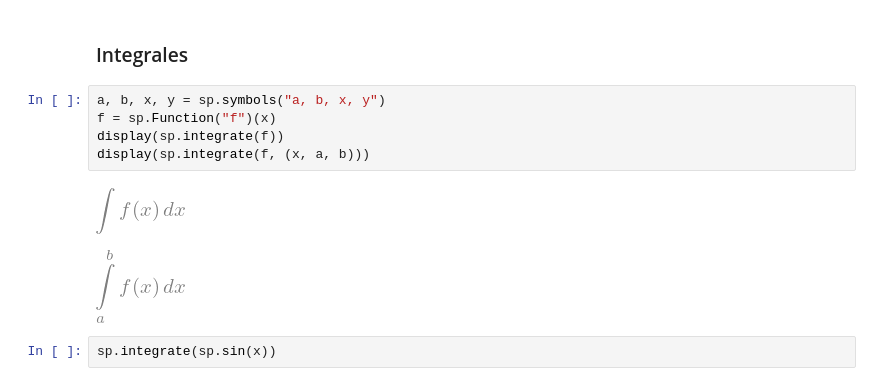
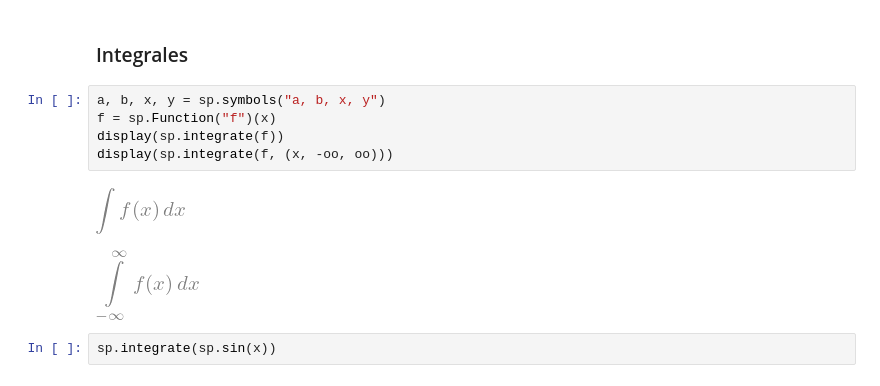
Before and after one commit to Santiago-Echeverri-Arteaga/Programacion_UQ_Fisica, a Jupyter notebook: Codigos/sympy_scipy_matplotlib.ipynb, the cells around one changed output. Drawn from its saved outputs; the diff is of its cells as text.

```diff
--- a/Codigos/sympy_scipy_matplotlib.ipynb
+++ b/Codigos/sympy_scipy_matplotlib.ipynb
@@ -304,11 +316,11 @@ expr.diff(x).doit()
 # %%
 a, b, x, y = sp.symbols("a, b, x, y")
 f = sp.Function("f")(x)
 display(sp.integrate(f))
-display(sp.integrate(f, (x, a, b)))
+display(sp.integrate(f, (x, -oo, oo)))
 # %% [output]
 [figure]
-[figure, old version]
+[figure, new version]
 # %%
 sp.integrate(sp.sin(x))
 # %% [output]
```
Also changed, not shown: parts of 18 cells of this notebook, 4 other files.
